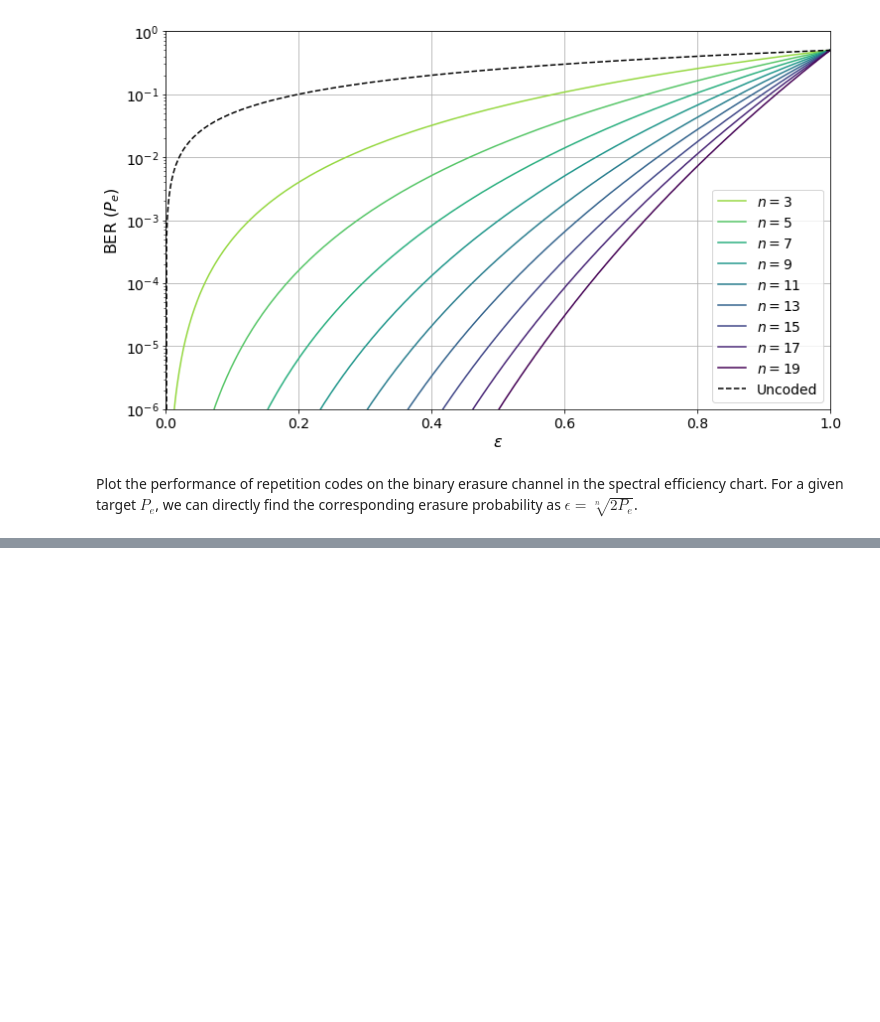
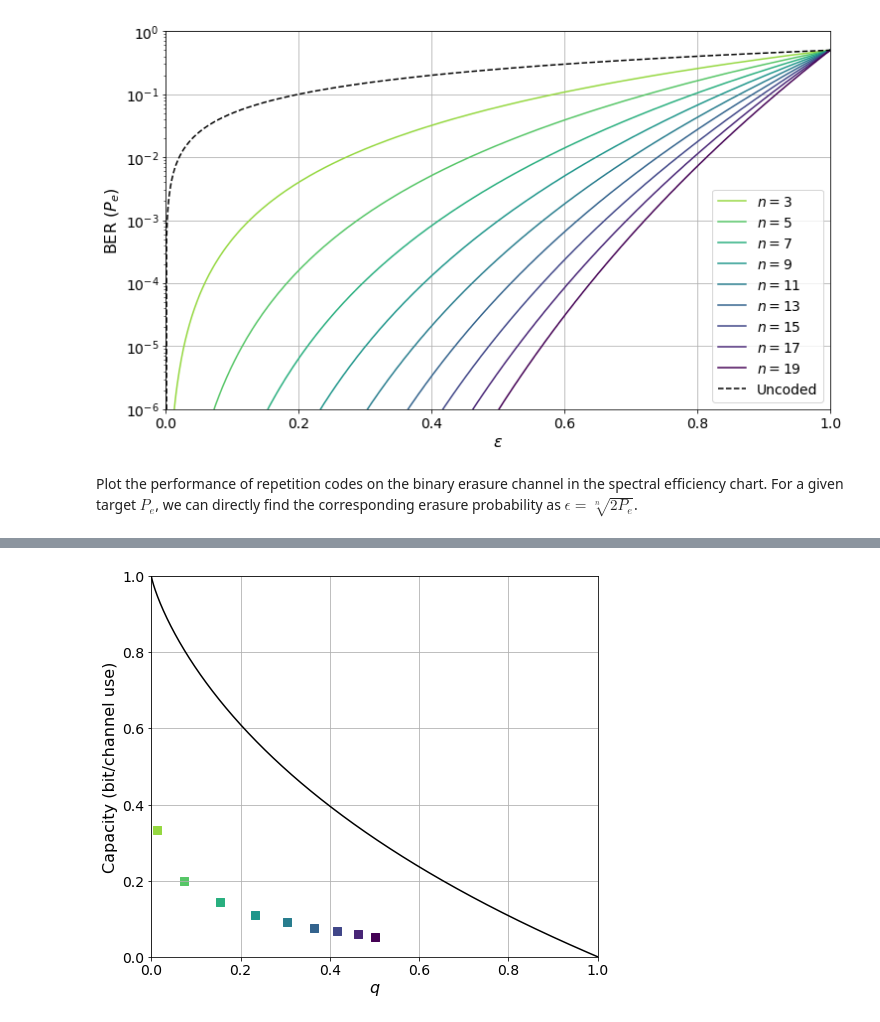
Before and after one commit to kit-cel/lecture-examples, a Jupyter notebook: cc2/ch2_Codes_Basic_Concepts/Repetition_Codes.ipynb, the cells around one changed output, grey strips where cells are left out. Drawn from its saved outputs; the diff is of its cells as text; code cells hidden in the pictures; blank space fills up the shorter version.

```diff
--- a/cc2/ch2_Codes_Basic_Concepts/Repetition_Codes.ipynb
+++ b/cc2/ch2_Codes_Basic_Concepts/Repetition_Codes.ipynb
@@ -203,0 +252,28 @@ plt.grid(True)
+# %%
+Pe_target =1e-6
+
+n_range = range(3,20,2)
+rate_range = [1/n for n in n_range]
+
+fig = plt.figure(1,figsize=(8,7))
+
+
+# Compute the achievable rate for the Z-channel with uniform inputs (P(X=0)=1/2) which is the mutual information I(X;Y)
+hb = lambda x : -x*np.log2(x) - (1-x)*np.log2(1-x) if (x > 1e-20 and x < 1-1e-20) else 0
+AchievableRate_Z = [hb(0.5*(1-q)) - 0.5*hb(q) for q in q_range]
+plt.plot(q_range, AchievableRate_Z,'k-')
+
+q_for_Pe_range = [(2*Pe_target)**(1/n) for n in n_range]
+plt.scatter(q_for_Pe_range, rate_range, marker='s', s=64, c=colors[n_range,:])
+
+
+plt.xlim((0,1))
+plt.ylim((0,1))
+plt.xlabel('$q$', fontsize=16)
+plt.ylabel('Capacity (bit/channel use)', fontsize=16)
+plt.xticks(fontsize=14)
+plt.yticks(fontsize=14)
+plt.grid(True)
+#plt.savefig('Repetition_Z_SE.pdf',bbox_inches='tight')
+# %% [output]
+[figure, added]
```
Also changed, not shown: parts of 6 cells of this notebook.
